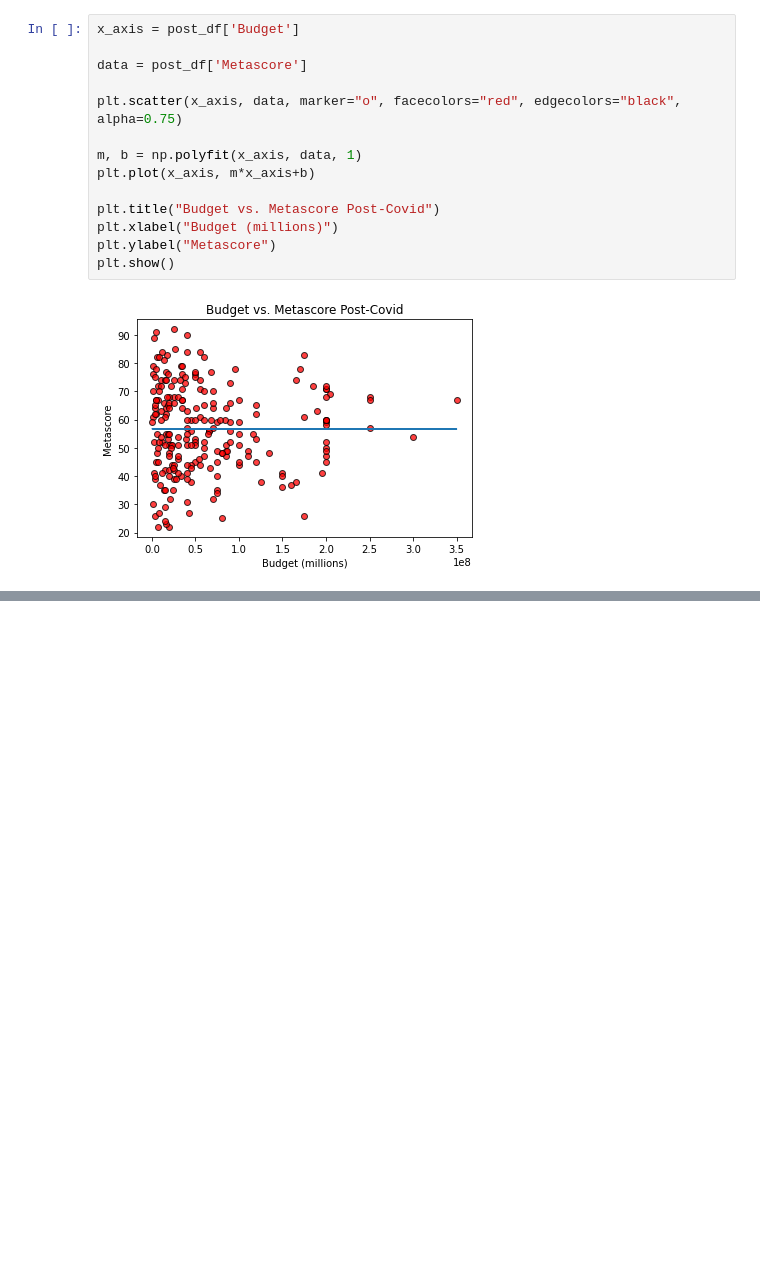
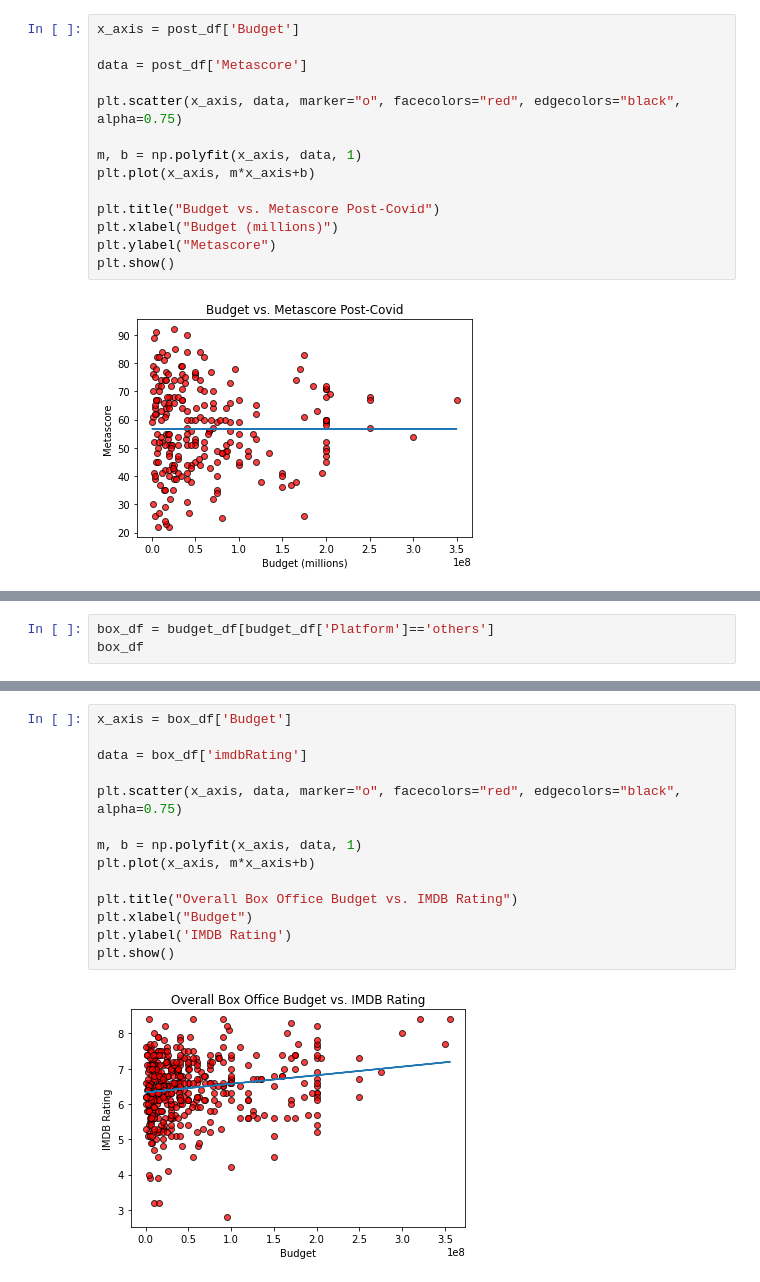
Before and after one commit to csamaro/project_01_group_11_movies, a Jupyter notebook: budget_stats.ipynb, the cells around one changed output, grey strips where cells are left out. Cells and saved outputs as stored; diff of their text form; blank space fills up the shorter version.

Commit message:
included platform comparisons

```diff
--- a/budget_stats.ipynb
+++ b/budget_stats.ipynb
@@ -240,0 +257,3 @@ plt.show()
+# %%
+box_df = budget_df[budget_df['Platform']=='others']
+box_df
@@ -240,0 +274,16 @@ plt.show()
+# %%
+x_axis = box_df['Budget']
+
+data = box_df['imdbRating']
+
+plt.scatter(x_axis, data, marker="o", facecolors="red", edgecolors="black", alpha=0.75)
+
+m, b = np.polyfit(x_axis, data, 1)
+plt.plot(x_axis, m*x_axis+b)
+
+plt.title("Overall Box Office Budget vs. IMDB Rating")
+plt.xlabel("Budget")
+plt.ylabel('IMDB Rating')
+plt.show()
+# %% [output]
+[figure, added]
```
Also changed, not shown: parts of 37 cells of this notebook.
